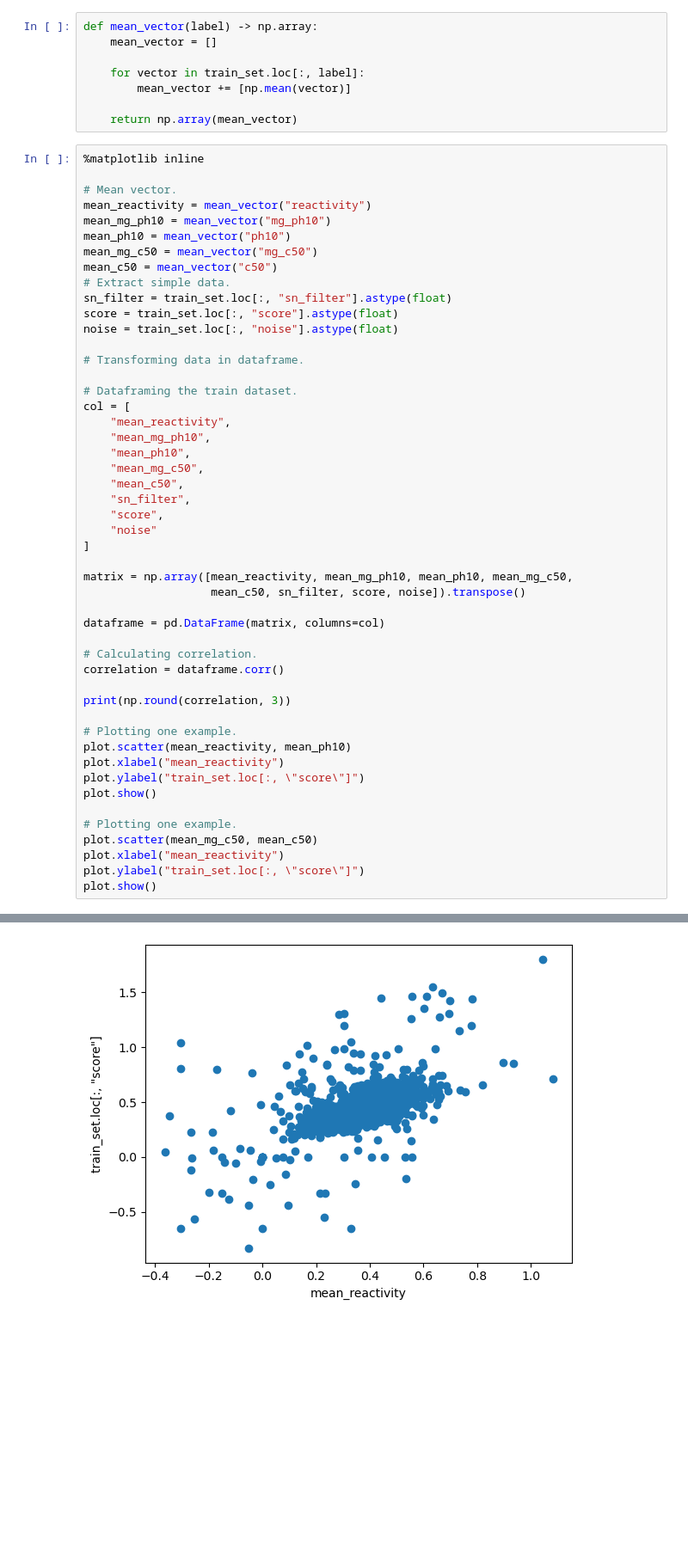
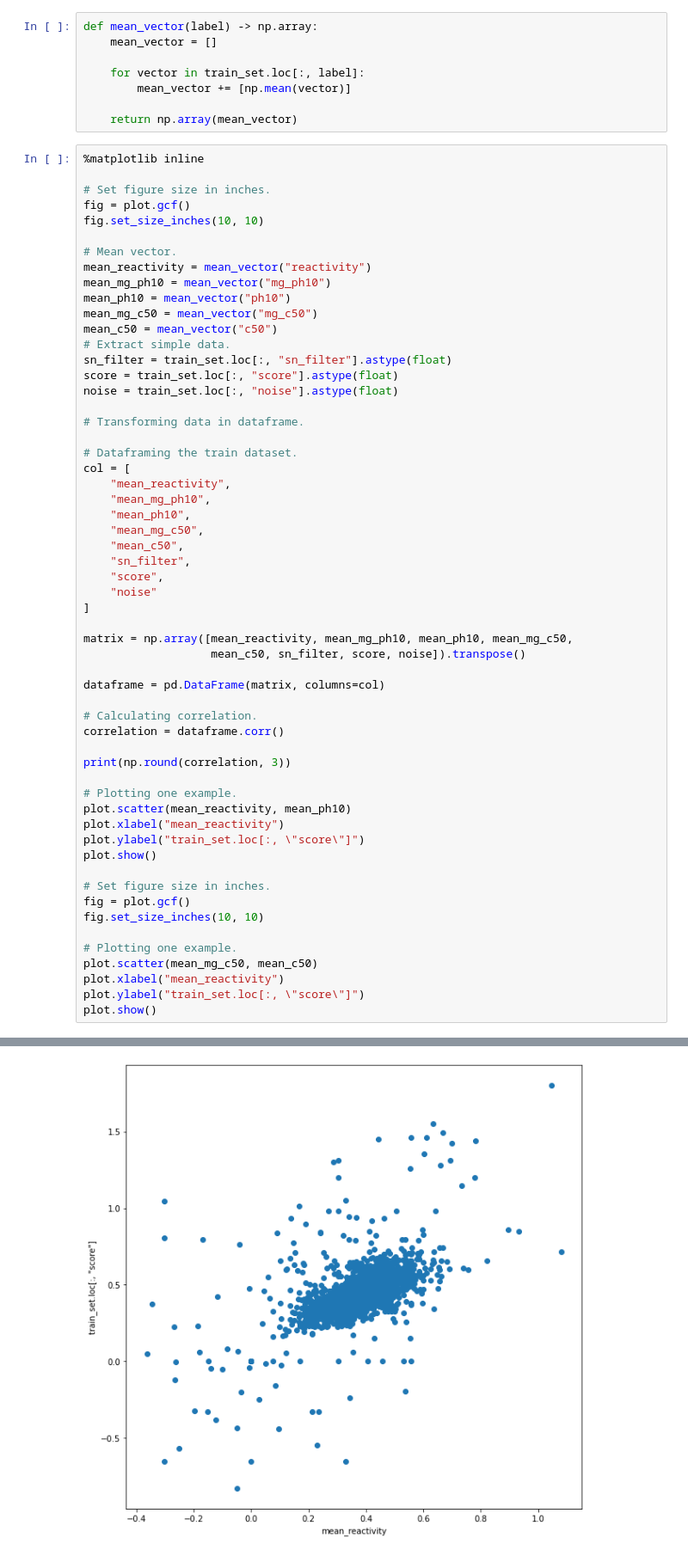
Before and after one commit to FilouPlains/KAGGLE_OPENVACCINE_MRNA, a Jupyter notebook: src/data_analyse.ipynb, the cells around one changed output, grey strips where cells are left out. Shown: that part at 86% size. Saved outputs shown, nothing was run; the diff lists cells and outputs as text; blank space fills up the shorter version.

```diff
--- a/src/data_analyse.ipynb
+++ b/src/data_analyse.ipynb
@@ -202,6 +207,10 @@ def mean_vector(label) -> np.array:
     return np.array(mean_vector)
 # %%
 %matplotlib inline
+
+# Set figure size in inches.
+fig = plot.gcf()
+fig.set_size_inches(10, 10)
 
 # Mean vector.
 mean_reactivity = mean_vector("reactivity")
@@ -242,31 +251,35 @@ print(np.round(correlation, 3))
 plot.scatter(mean_reactivity, mean_ph10)
 plot.xlabel("mean_reactivity")
 plot.ylabel("train_set.loc[:, \"score\"]")
 plot.show()
 
+# Set figure size in inches.
+fig = plot.gcf()
+fig.set_size_inches(10, 10)
+
 # Plotting one example.
 plot.scatter(mean_mg_c50, mean_c50)
 plot.xlabel("mean_reactivity")
 plot.ylabel("train_set.loc[:, \"score\"]")
 plot.show()
 # %% [output]
                  mean_reactivity  mean_mg_ph10  mean_ph10  mean_mg_c50  \
 mean_reactivity            1.000         0.625      0.574        0.644
 mean_mg_ph10               0.625         1.000      0.587        0.723
 mean_ph10                  0.574         0.587      1.000        0.647
 mean_mg_c50                0.644         0.723      0.647        1.000
 mean_c50                   0.586         0.576      0.664        0.722
 sn_filter                  0.048         0.166      0.005        0.053
 score                        NaN           NaN        NaN          NaN
 noise                      0.190         0.275      0.045        0.105
 
                  mean_c50  sn_filter  score  noise
 mean_reactivity     0.586      0.048    NaN  0.190
 mean_mg_ph10        0.576      0.166    NaN  0.275
 mean_ph10           0.664      0.005    NaN  0.045
 mean_mg_c50         0.722      0.053    NaN  0.105
 mean_c50            1.000      0.004    NaN  0.058
 sn_filter           0.004      1.000    NaN  0.430
 score                 NaN        NaN    NaN    NaN
 noise               0.058      0.430    NaN  1.000
-[figure, old version]
+[figure, new version]
```
Also changed, not shown: parts of 9 cells of this notebook.
